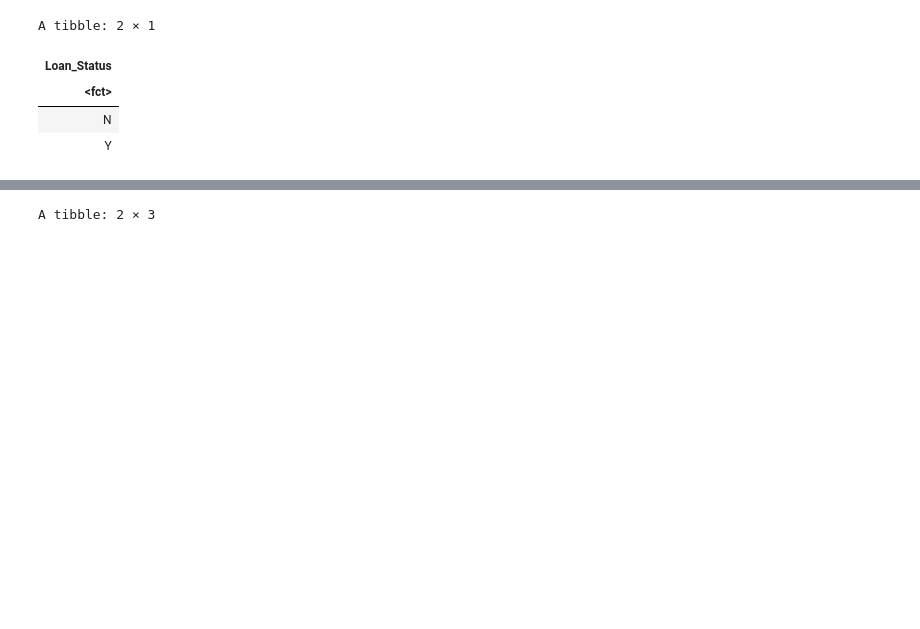
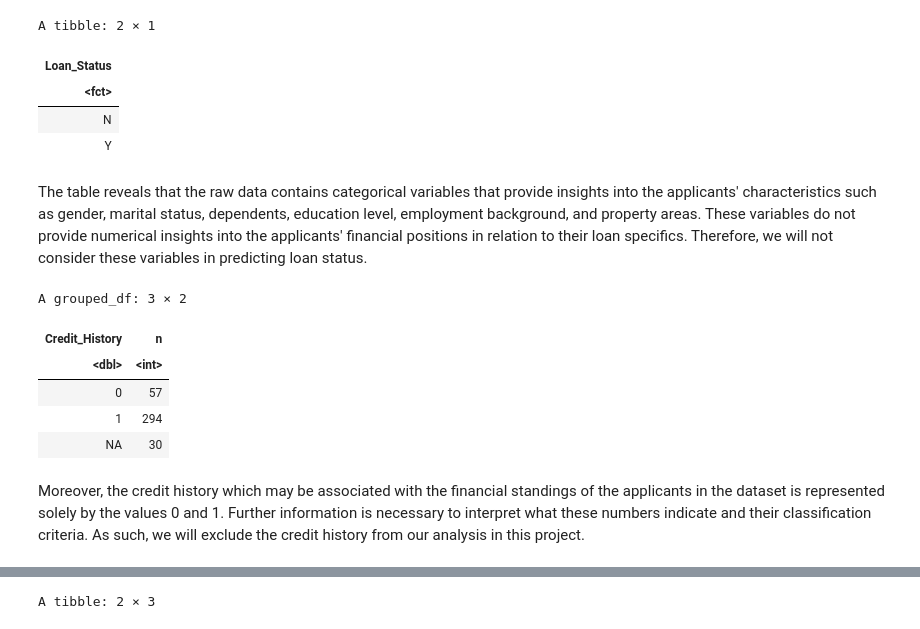
Before and after one commit to lillylaksermerz/dsci100-project, a Jupyter notebook: group_project.ipynb, the cells around one changed output, grey strips where cells are left out. Saved outputs shown, nothing was run; the diff lists cells and outputs as text; code cells hidden in the pictures; blank space fills up the shorter version.

```diff
--- a/group_project.ipynb
+++ b/group_project.ipynb
@@ -128,3 +110,20 @@ A tibble: 2 × 1
 | <fct> |
 | N |
 | Y |
+# %% [markdown]
+The table reveals that the raw data contains categorical variables that provide insights into the applicants' characteristics such as gender, marital status, dependents, education level, employment background, and property areas. These variables do not provide numerical insights into the applicants' financial positions in relation to their loan specifics. Therefore, we will not consider these variables in predicting loan status.
+# %%
+# visualize the credit history from the raw data
+credit_history <- group_by (raw_loan_data, Credit_History) |>
+count (Credit_History)
+
+credit_history
+# %% [output]
+A grouped_df: 3 × 2
+| Credit_History | n |
+| <dbl> | <int> |
+| 0 | 57 |
+| 1 | 294 |
+| NA | 30 |
+# %% [markdown]
+Moreover, the credit history which may be associated with the financial standings of the applicants in the dataset is represented solely by the values 0 and 1. Further information is necessary to interpret what these numbers indicate and their classification criteria. As such, we will exclude the credit history from our analysis in this project.
```
Also changed, not shown: parts of 17 cells of this notebook.
